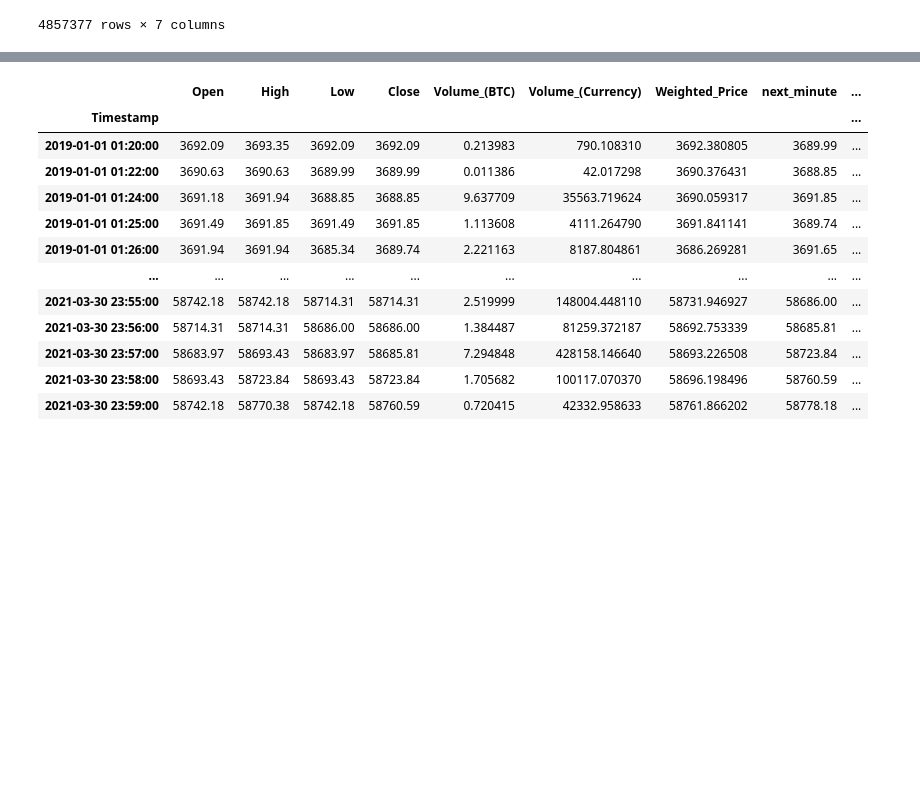
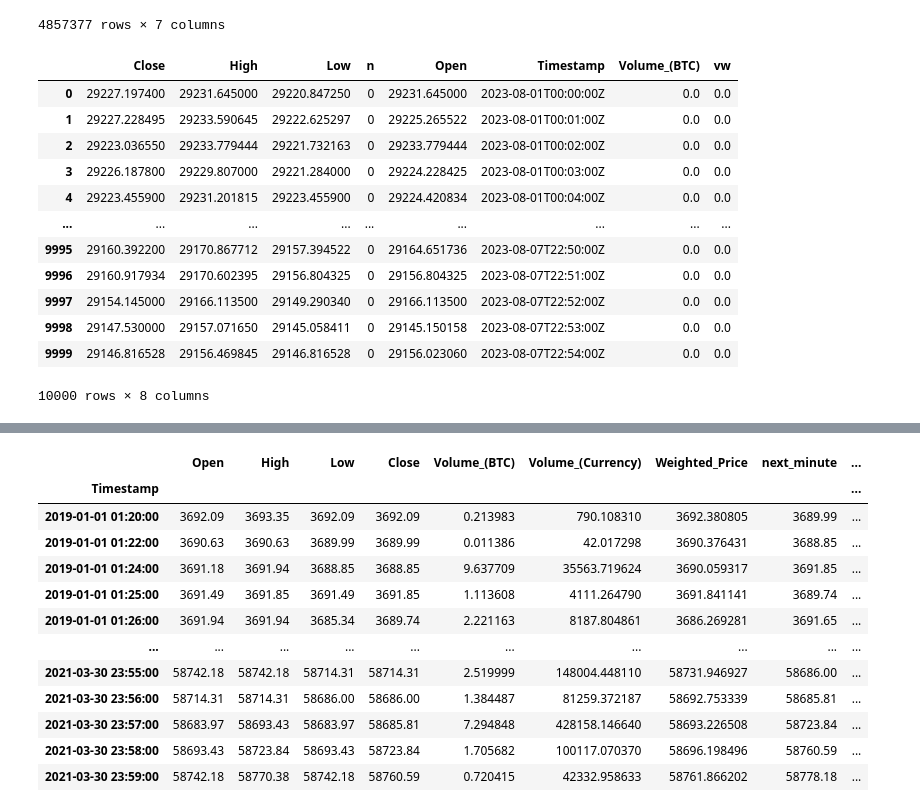
Before and after one commit to dallindooks/bittybot, a Jupyter notebook: model_training_bitcoin2.ipynb, the cells around one changed output, grey strips where cells are left out. Drawn from its saved outputs; the diff is of its cells as text; code cells hidden in the pictures; blank space fills up the shorter version.

```diff
--- a/model_training_bitcoin2.ipynb
+++ b/model_training_bitcoin2.ipynb
@@ -27,27 +27,42 @@ from sklearn.ensemble import RandomForestClassifier
 # %%
 import requests
 
 url = "https://data.alpaca.markets/v1beta3/crypto/us/bars?symbols=BTC%2FUSD&timeframe=1Min&start=2023-08-01T00%3A00%3A00Z&limit=10000&sort=asc"
 
 headers = {"accept": "application/json"}
 
 response = requests.get(url, headers=headers).json()
 
 data = response["bars"]['BTC/USD']
 
 column_mapping = {
     'h': "High",
     "o": "Open",
     "l": "Low",
     "c": "Close",
     "v": "Volume_(BTC)",
     't': 'Timestamp'
 }
 
 df = pd.DataFrame(data)
 df.rename(columns=column_mapping, inplace=True)
 
 bitcoinData = df
+bitcoinData
+# %% [output]
+|  | Close | High | Low | n | Open | Timestamp | Volume_(BTC) | vw |
+| 0 | 29227.197400 | 29231.645000 | 29220.847250 | 0 | 29231.645000 | 2023-08-01T00:00:00Z | 0.0 | 0.0 |
+| 1 | 29227.228495 | 29233.590645 | 29222.625297 | 0 | 29225.265522 | 2023-08-01T00:01:00Z | 0.0 | 0.0 |
+| 2 | 29223.036550 | 29233.779444 | 29221.732163 | 0 | 29233.779444 | 2023-08-01T00:02:00Z | 0.0 | 0.0 |
+| 3 | 29226.187800 | 29229.807000 | 29221.284000 | 0 | 29224.228425 | 2023-08-01T00:03:00Z | 0.0 | 0.0 |
+| 4 | 29223.455900 | 29231.201815 | 29223.455900 | 0 | 29224.420834 | 2023-08-01T00:04:00Z | 0.0 | 0.0 |
+| ... | ... | ... | ... | ... | ... | ... | ... | ... |
+| 9995 | 29160.392200 | 29170.867712 | 29157.394522 | 0 | 29164.651736 | 2023-08-07T22:50:00Z | 0.0 | 0.0 |
+| 9996 | 29160.917934 | 29170.602395 | 29156.804325 | 0 | 29156.804325 | 2023-08-07T22:51:00Z | 0.0 | 0.0 |
+| 9997 | 29154.145000 | 29166.113500 | 29149.290340 | 0 | 29166.113500 | 2023-08-07T22:52:00Z | 0.0 | 0.0 |
+| 9998 | 29147.530000 | 29157.071650 | 29145.058411 | 0 | 29145.150158 | 2023-08-07T22:53:00Z | 0.0 | 0.0 |
+| 9999 | 29146.816528 | 29156.469845 | 29146.816528 | 0 | 29156.023060 | 2023-08-07T22:54:00Z | 0.0 | 0.0 |
+10000 rows × 8 columns
 # %%
 bitcoinData = bitcoinData.dropna()
 # bitcoinData.drop(columns=['n','Volume_(BTC)', 'vw'], inplace=True)
```
Also changed, not shown: parts of 3 cells of this notebook, 3 other files.
